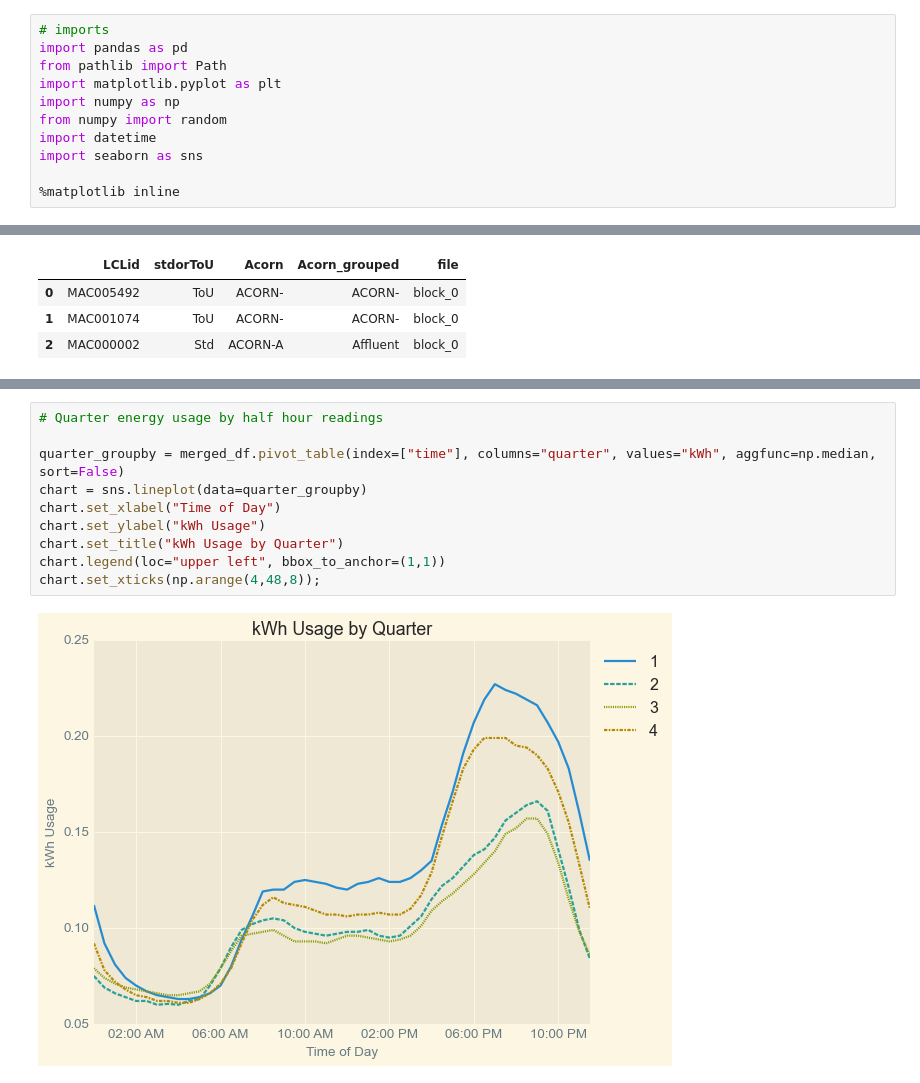
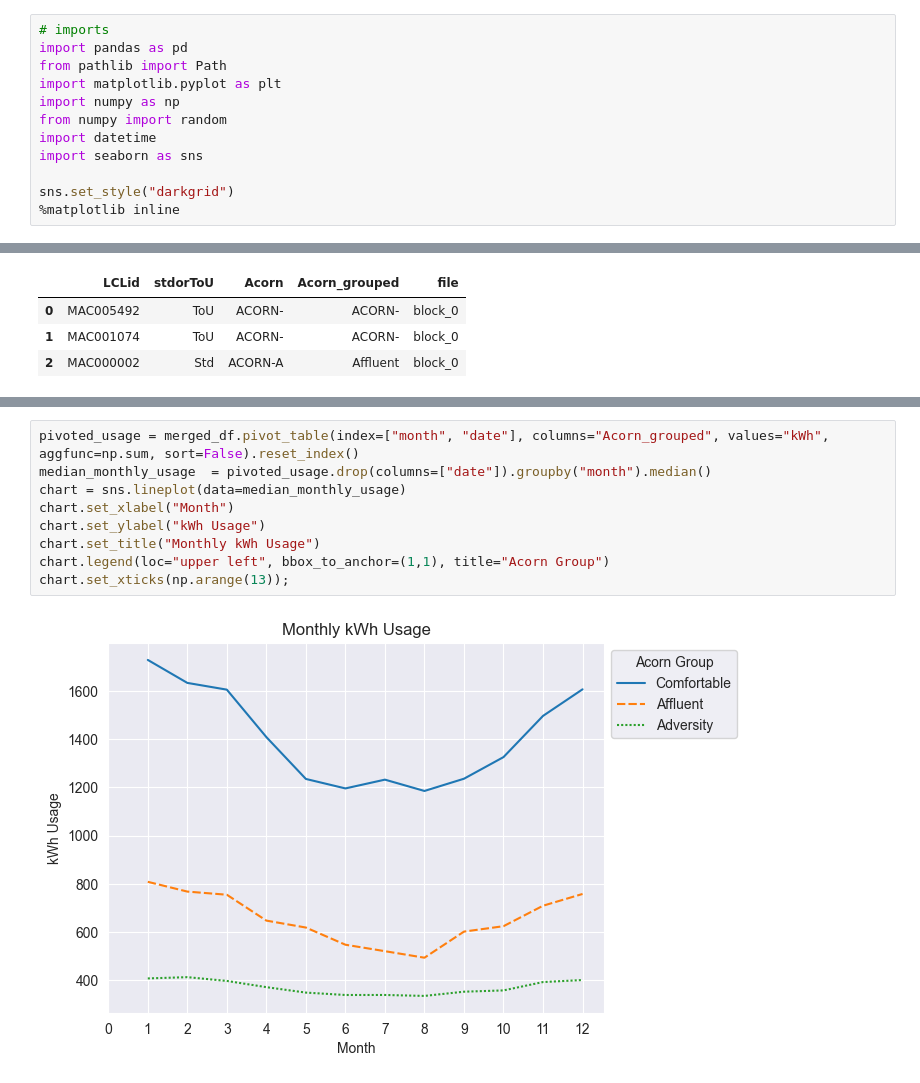
Before and after one commit to nitishsingh158/energy_consumption_data, a Jupyter notebook: energy_stats.ipynb, the cells around one changed output, grey strips where cells are left out. Cells and saved outputs as stored; diff of their text form.

Commit message:
energy usage by acorn group

```diff
--- a/energy_stats.ipynb
+++ b/energy_stats.ipynb
@@ -30,6 +30,7 @@ from numpy import random
 import datetime
 import seaborn as sns
 
+sns.set_style("darkgrid")
 %matplotlib inline
 # %%
 # Dataset : https://www.kaggle.com/datasets/jeanmidev/smart-meters-in-london
@@ -183,15 +175,14 @@ chart.set_xticks(np.arange(4,48,8));
 # %%
-# Quarter energy usage by half hour readings
-
-quarter_groupby = merged_df.pivot_table(index=["time"], columns="quarter", values="kWh", aggfunc=np.median, sort=False)
-chart = sns.lineplot(data=quarter_groupby)
-chart.set_xlabel("Time of Day")
+pivoted_usage = merged_df.pivot_table(index=["month", "date"], columns="Acorn_grouped", values="kWh", aggfunc=np.sum, sort=False).reset_index()
+median_monthly_usage  = pivoted_usage.drop(columns=["date"]).groupby("month").median()
+chart = sns.lineplot(data=median_monthly_usage)
+chart.set_xlabel("Month")
 chart.set_ylabel("kWh Usage")
-chart.set_title("kWh Usage by Quarter")
-chart.legend(loc="upper left", bbox_to_anchor=(1,1))
-chart.set_xticks(np.arange(4,48,8));
+chart.set_title("Monthly kWh Usage")
+chart.legend(loc="upper left", bbox_to_anchor=(1,1), title="Acorn Group")
+chart.set_xticks(np.arange(13));
 # %% [output]
-[figure, old version]
+[figure, new version]
 # %%
 # Data stats
 
```
Also changed, not shown: parts of 15 cells of this notebook.
